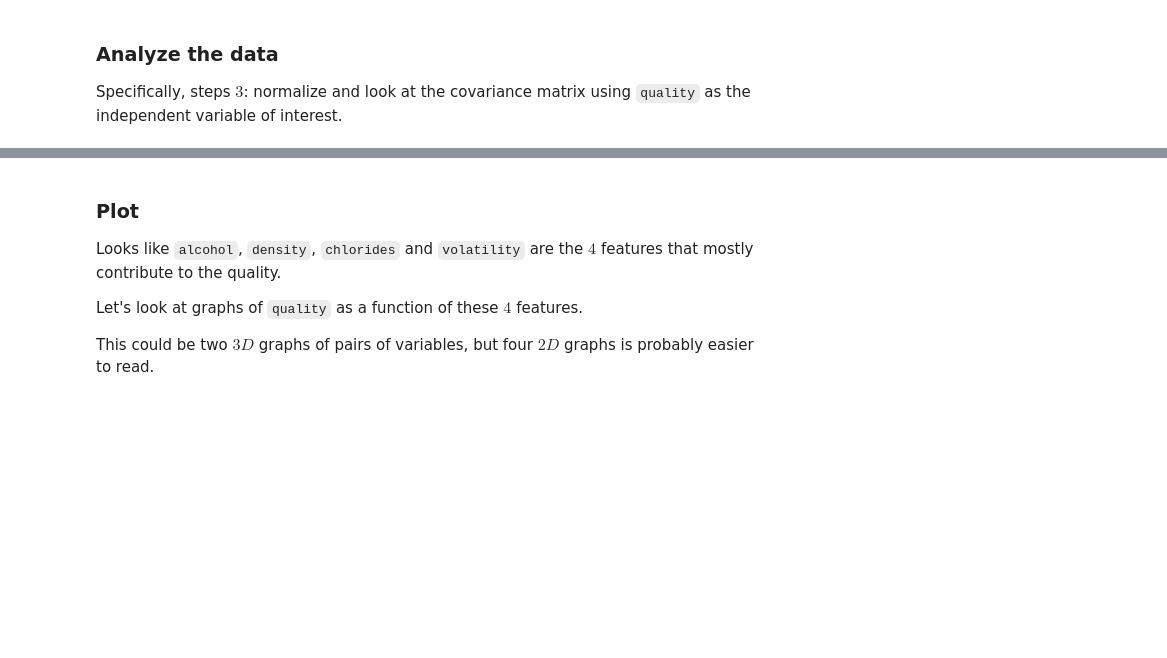
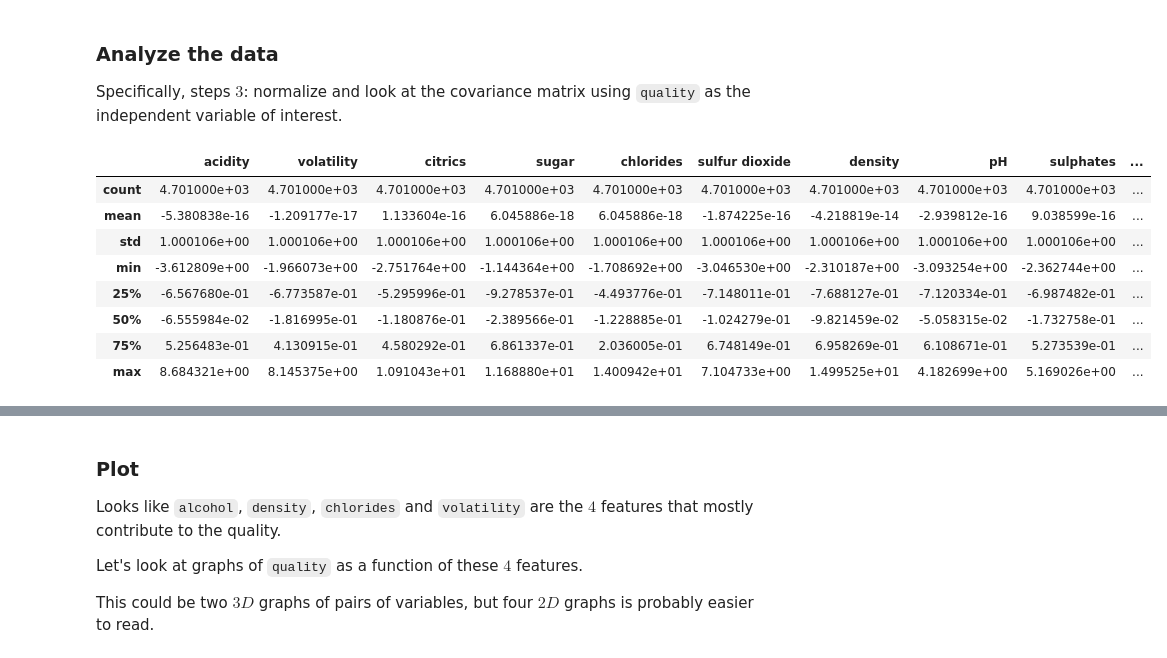
Before and after one commit to ML-SP24/WK07, a Jupyter notebook: WK07.ipynb, the cells around one changed output, grey strips where cells are left out. Cells and saved outputs as stored; diff of their text form; code cells hidden in the pictures; blank space fills up the shorter version.

```diff
--- a/WK07.ipynb
+++ b/WK07.ipynb
@@ -58,11 +65,20 @@ Specifically, steps $3$: normalize and look at the covariance matrix using `qual
 # %%
 # TODO: normalize and look at covariance matrix
 scaler = StandardScaler()
 
 ## 3. Normalize
 wines_scaled = scaler.fit_transform(wines_df)
-#wines_scaled["quality"] = wines_df["quality"]
-wines_scaled
+# wines_scaled["quality"] = wines_df["quality"]
 
 # Since this is a new dataset, let's peek at its covariance matrix
 wines_scaled.describe()
+# %% [output]
+|  | acidity | volatility | citrics | sugar | chlorides | sulfur dioxide | density | pH | sulphates | ... |
+| count | 4.701000e+03 | 4.701000e+03 | 4.701000e+03 | 4.701000e+03 | 4.701000e+03 | 4.701000e+03 | 4.701000e+03 | 4.701000e+03 | 4.701000e+03 | ... |
+| mean | -5.380838e-16 | -1.209177e-17 | 1.133604e-16 | 6.045886e-18 | 6.045886e-18 | -1.874225e-16 | -4.218819e-14 | -2.939812e-16 | 9.038599e-16 | ... |
+| std | 1.000106e+00 | 1.000106e+00 | 1.000106e+00 | 1.000106e+00 | 1.000106e+00 | 1.000106e+00 | 1.000106e+00 | 1.000106e+00 | 1.000106e+00 | ... |
+| min | -3.612809e+00 | -1.966073e+00 | -2.751764e+00 | -1.144364e+00 | -1.708692e+00 | -3.046530e+00 | -2.310187e+00 | -3.093254e+00 | -2.362744e+00 | ... |
+| 25% | -6.567680e-01 | -6.773587e-01 | -5.295996e-01 | -9.278537e-01 | -4.493776e-01 | -7.148011e-01 | -7.688127e-01 | -7.120334e-01 | -6.987482e-01 | ... |
+| 50% | -6.555984e-02 | -1.816995e-01 | -1.180876e-01 | -2.389566e-01 | -1.228885e-01 | -1.024279e-01 | -9.821459e-02 | -5.058315e-02 | -1.732758e-01 | ... |
+| 75% | 5.256483e-01 | 4.130915e-01 | 4.580292e-01 | 6.861337e-01 | 2.036005e-01 | 6.748149e-01 | 6.958269e-01 | 6.108671e-01 | 5.273539e-01 | ... |
+| max | 8.684321e+00 | 8.145375e+00 | 1.091043e+01 | 1.168880e+01 | 1.400942e+01 | 7.104733e+00 | 1.499525e+01 | 4.182699e+00 | 5.169026e+00 | ... |
```
Also changed, not shown: parts of 15 cells of this notebook.
